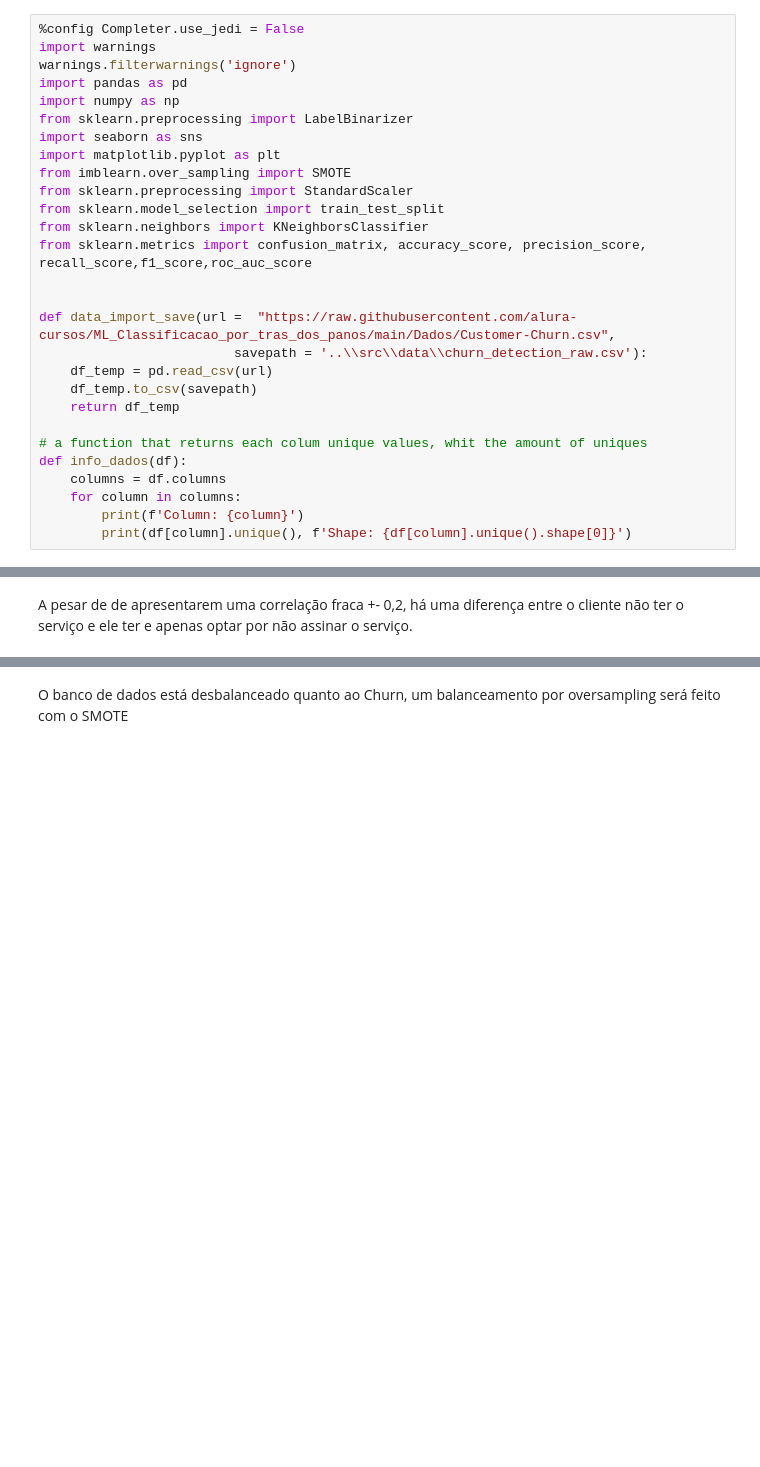
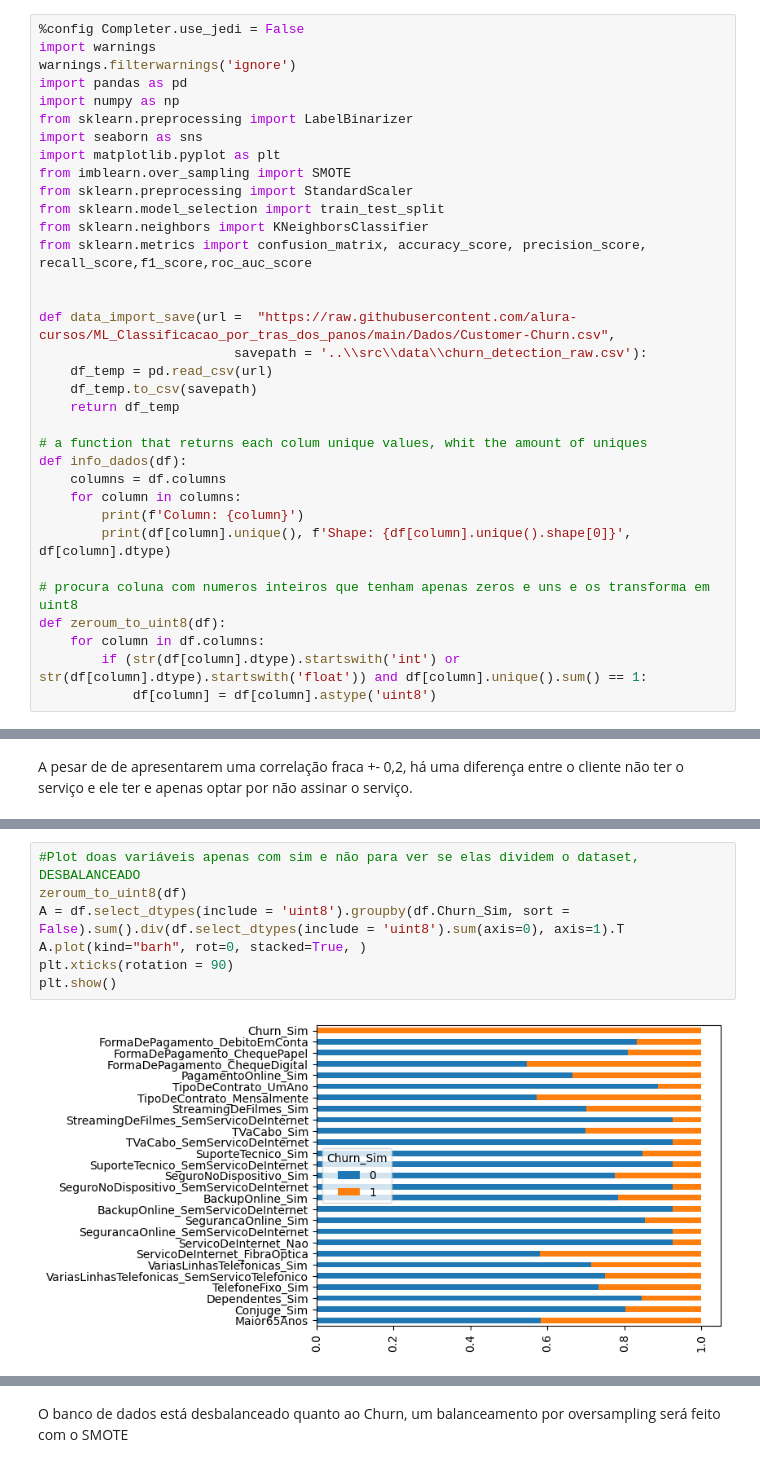
Before and after one commit to chzandonai/churn-detection, a Jupyter notebook: notebooks/Untitled.ipynb, the cells around one changed output, grey strips where cells are left out. Cells and saved outputs as stored; diff of their text form; blank space fills up the shorter version.

```diff
--- a/notebooks/Untitled.ipynb
+++ b/notebooks/Untitled.ipynb
@@ -25,4 +25,10 @@ def info_dados(df):
     columns = df.columns
     for column in columns:
         print(f'Column: {column}')
-        print(df[column].unique(), f'Shape: {df[column].unique().shape[0]}')
+        print(df[column].unique(), f'Shape: {df[column].unique().shape[0]}', df[column].dtype)
+
+# procura coluna com numeros inteiros que tenham apenas zeros e uns e os transforma em uint8
+def zeroum_to_uint8(df):
+    for column in df.columns:
+        if (str(df[column].dtype).startswith('int') or str(df[column].dtype).startswith('float')) and df[column].unique().sum() == 1:
+            df[column] = df[column].astype('uint8')
@@ -101,0 +148,9 @@ sns.countplot(x='Churn', data=df_raw)
+# %%
+#Plot doas variáveis apenas com sim e não para ver se elas dividem o dataset, DESBALANCEADO
+zeroum_to_uint8(df)
+A = df.select_dtypes(include = 'uint8').groupby(df.Churn_Sim, sort = False).sum().div(df.select_dtypes(include = 'uint8').sum(axis=0), axis=1).T
+A.plot(kind="barh", rot=0, stacked=True, )
+plt.xticks(rotation = 90)
+plt.show()
+# %% [output]
+[figure, added]
```
Also changed, not shown: parts of 16 cells of this notebook.
